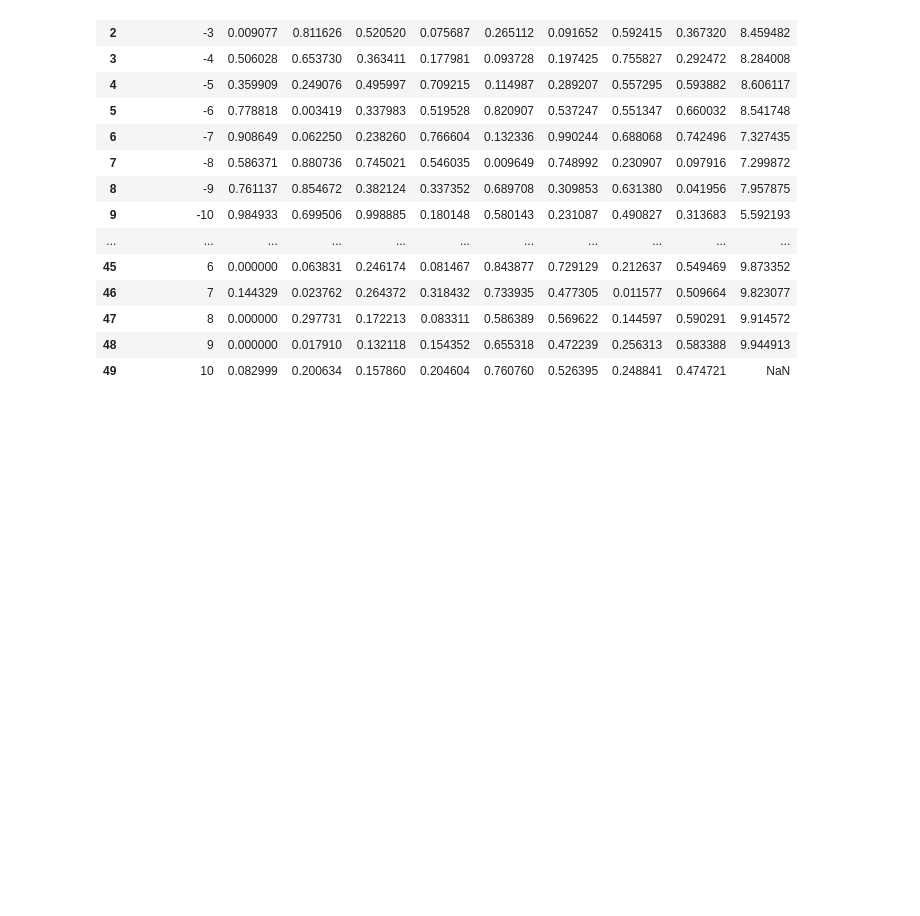
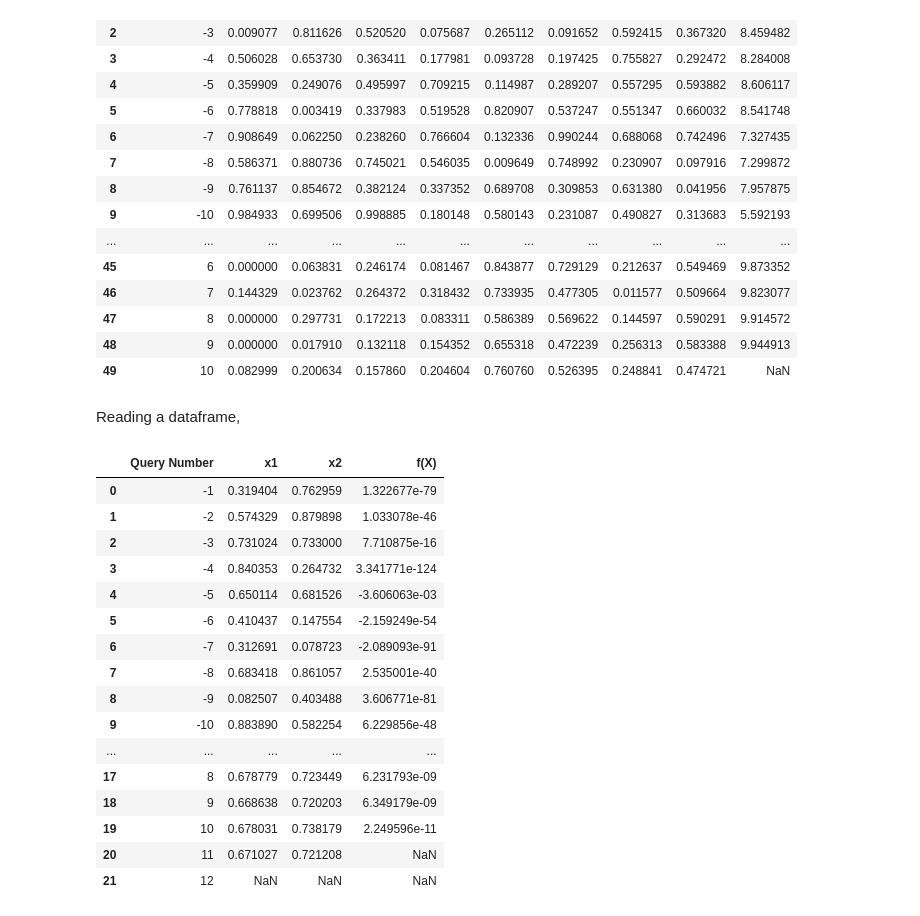
Before and after one commit to prithvi-ramrucha/Capstone-Project, a Jupyter notebook: generate_dataset.ipynb, the cells around one changed output. Cells and saved outputs as stored; diff of their text form; code cells hidden in the pictures; blank space fills up the shorter version.

```diff
--- a/generate_dataset.ipynb
+++ b/generate_dataset.ipynb
@@ -60,3 +60,30 @@ df
 | 47 | 8 | 0.000000 | 0.297731 | 0.172213 | 0.083311 | 0.586389 | 0.569622 | 0.144597 | 0.590291 | 9.914572 |
 | 48 | 9 | 0.000000 | 0.017910 | 0.132118 | 0.154352 | 0.655318 | 0.472239 | 0.256313 | 0.583388 | 9.944913 |
 | 49 | 10 | 0.082999 | 0.200634 | 0.157860 | 0.204604 | 0.760760 | 0.526395 | 0.248841 | 0.474721 | NaN |
+# %% [markdown]
+Reading a dataframe,
+# %%
+# Importing
+import pandas as pd
+
+# Reading evalutions,
+df = pd.read_csv("dataset/func_1_evals.csv")
+df
+# %% [output]
+|  | Query Number | x1 | x2 | f(X) |
+| 0 | -1 | 0.319404 | 0.762959 | 1.322677e-79 |
+| 1 | -2 | 0.574329 | 0.879898 | 1.033078e-46 |
+| 2 | -3 | 0.731024 | 0.733000 | 7.710875e-16 |
+| 3 | -4 | 0.840353 | 0.264732 | 3.341771e-124 |
+| 4 | -5 | 0.650114 | 0.681526 | -3.606063e-03 |
+| 5 | -6 | 0.410437 | 0.147554 | -2.159249e-54 |
+| 6 | -7 | 0.312691 | 0.078723 | -2.089093e-91 |
+| 7 | -8 | 0.683418 | 0.861057 | 2.535001e-40 |
+| 8 | -9 | 0.082507 | 0.403488 | 3.606771e-81 |
+| 9 | -10 | 0.883890 | 0.582254 | 6.229856e-48 |
+| ... | ... | ... | ... | ... |
+| 17 | 8 | 0.678779 | 0.723449 | 6.231793e-09 |
+| 18 | 9 | 0.668638 | 0.720203 | 6.349179e-09 |
+| 19 | 10 | 0.678031 | 0.738179 | 2.249596e-11 |
+| 20 | 11 | 0.671027 | 0.721208 | NaN |
+| 21 | 12 | NaN | NaN | NaN |
```
